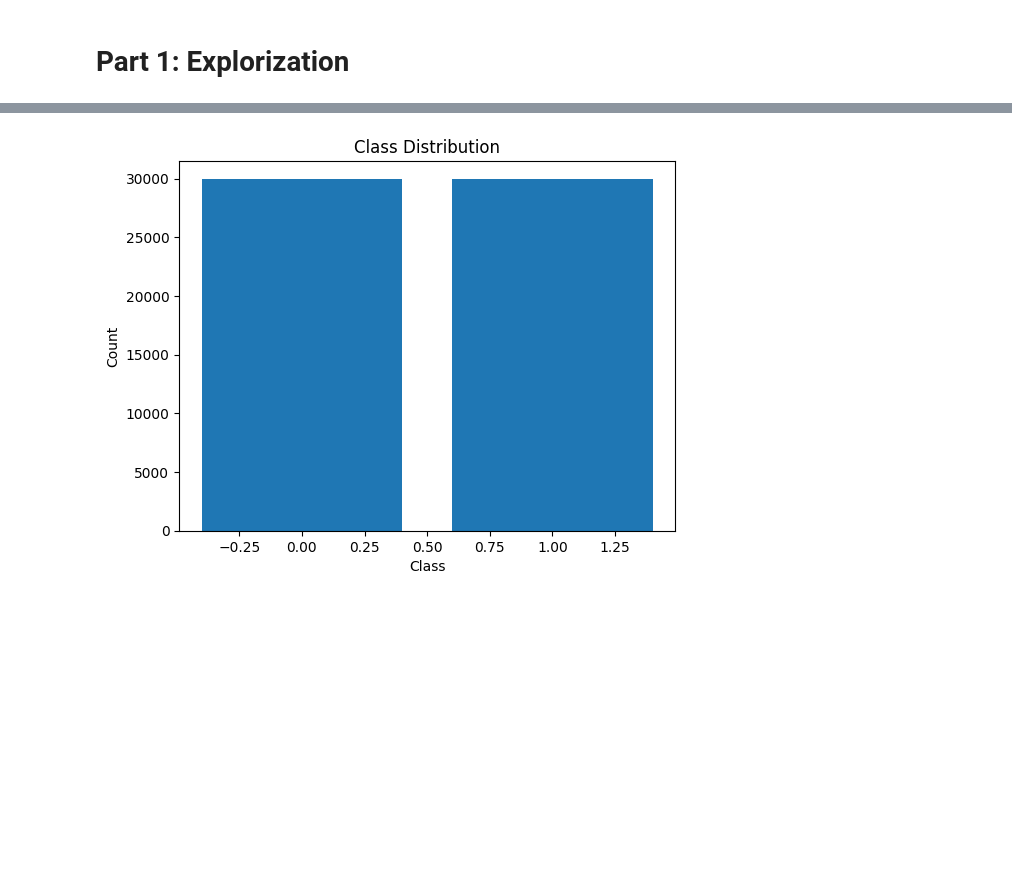
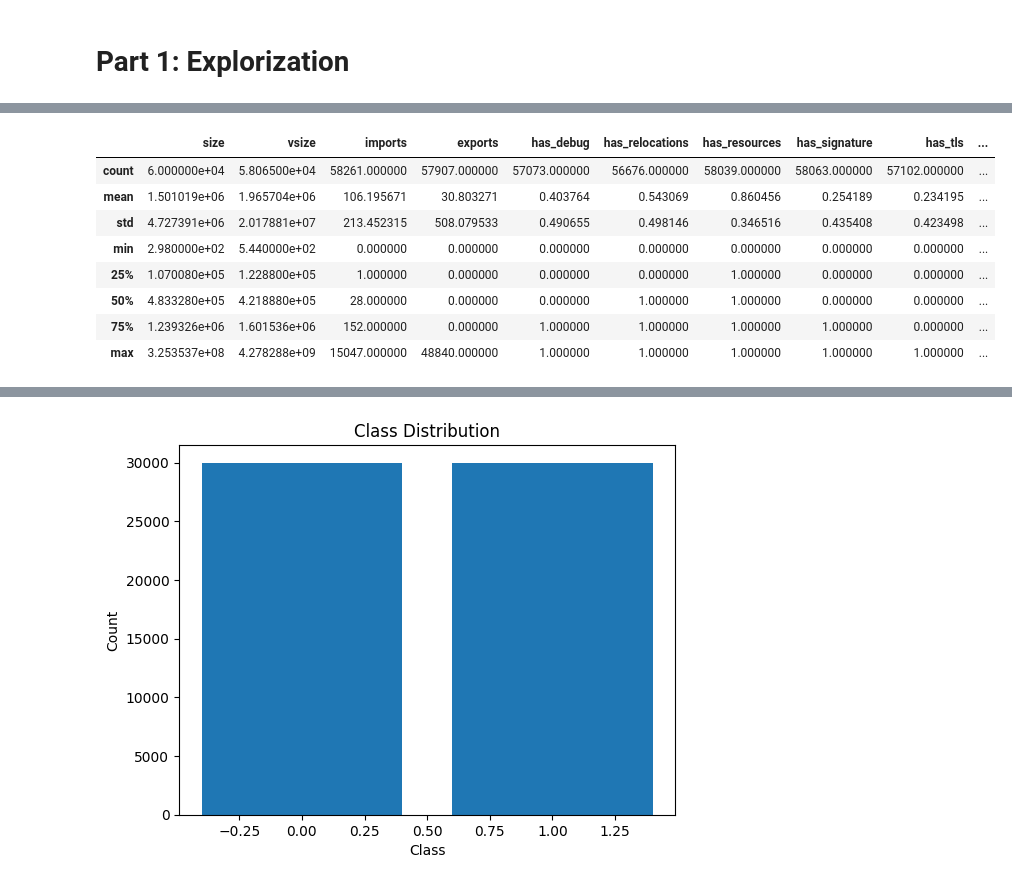
Before and after one commit to asafbiniamini/Final-Project-ML, a Jupyter notebook: Exploration.ipynb, the cells around one changed output, grey strips where cells are left out. Cells and saved outputs as stored; diff of their text form; code cells hidden in the pictures; blank space fills up the shorter version.

```diff
--- a/Exploration.ipynb
+++ b/Exploration.ipynb
@@ -31,0 +59,13 @@ X.shape: (60000, 23), y.shape: (60000,)
+# %%
+pd.set_option('display.max_columns', None)
+data.describe()
+# %% [output]
+|  | size | vsize | imports | exports | has_debug | has_relocations | has_resources | has_signature | has_tls | ... |
+| count | 6.000000e+04 | 5.806500e+04 | 58261.000000 | 57907.000000 | 57073.000000 | 56676.000000 | 58039.000000 | 58063.000000 | 57102.000000 | ... |
+| mean | 1.501019e+06 | 1.965704e+06 | 106.195671 | 30.803271 | 0.403764 | 0.543069 | 0.860456 | 0.254189 | 0.234195 | ... |
+| std | 4.727391e+06 | 2.017881e+07 | 213.452315 | 508.079533 | 0.490655 | 0.498146 | 0.346516 | 0.435408 | 0.423498 | ... |
+| min | 2.980000e+02 | 5.440000e+02 | 0.000000 | 0.000000 | 0.000000 | 0.000000 | 0.000000 | 0.000000 | 0.000000 | ... |
+| 25% | 1.070080e+05 | 1.228800e+05 | 1.000000 | 0.000000 | 0.000000 | 0.000000 | 1.000000 | 0.000000 | 0.000000 | ... |
+| 50% | 4.833280e+05 | 4.218880e+05 | 28.000000 | 0.000000 | 0.000000 | 1.000000 | 1.000000 | 0.000000 | 0.000000 | ... |
+| 75% | 1.239326e+06 | 1.601536e+06 | 152.000000 | 0.000000 | 1.000000 | 1.000000 | 1.000000 | 1.000000 | 0.000000 | ... |
+| max | 3.253537e+08 | 4.278288e+09 | 15047.000000 | 48840.000000 | 1.000000 | 1.000000 | 1.000000 | 1.000000 | 1.000000 | ... |
```
Also changed, not shown: parts of 14 cells of this notebook.
